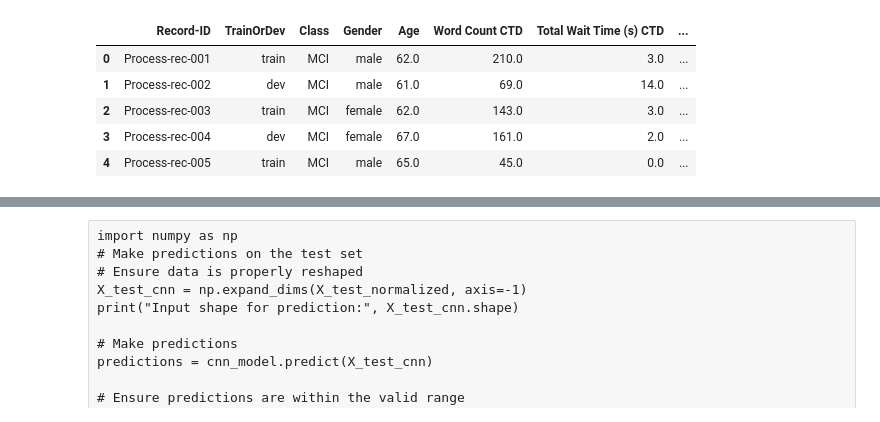
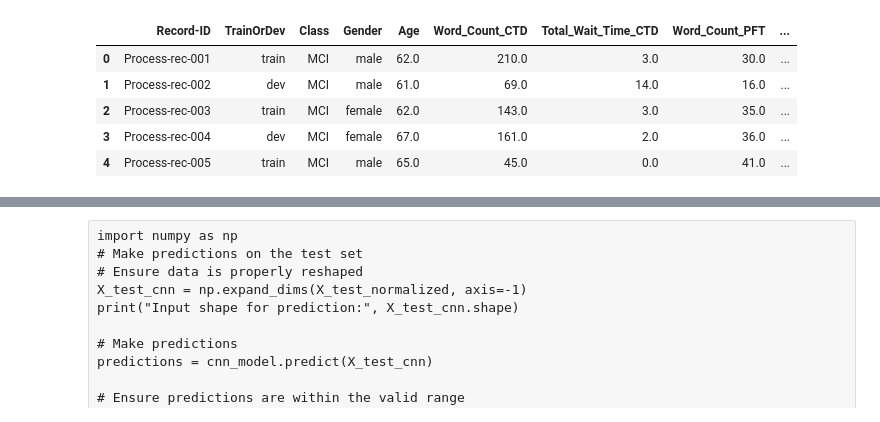
Before and after one commit to KathiWi44/SLP-RAD-C, a Jupyter notebook: Image_Detect/ResNet_MMSE.ipynb, the cells around one changed output, grey strips where cells are left out. Saved outputs shown, nothing was run; the diff lists cells and outputs as text; code cells hidden in the pictures.

```diff
--- a/Image_Detect/ResNet_MMSE.ipynb
+++ b/Image_Detect/ResNet_MMSE.ipynb
@@ -1,19 +6,19 @@
 # %%
 import pandas as pd
 
 # Load the provided CSV file
-file_path = r'C:\Users\Peter\Documents\Repos\slp\Columns/Filled_mmse-no-Z-Score.csv'
+file_path = r'C:\Users\Peter\Documents\Repos\slp\Data_Science\Filled_mmse-no-Z-Score.csv'
 mmse_data = pd.read_csv(file_path)
 
 # Display the first few rows of the data to understand its structure
 mmse_data.head()
 # %% [output]
-|  | Record-ID | TrainOrDev | Class | Gender | Age | Word Count CTD | Total Wait Time (s) CTD | ... |
-| 0 | Process-rec-001 | train | MCI | male | 62.0 | 210.0 | 3.0 | ... |
-| 1 | Process-rec-002 | dev | MCI | male | 61.0 | 69.0 | 14.0 | ... |
-| 2 | Process-rec-003 | train | MCI | female | 62.0 | 143.0 | 3.0 | ... |
-| 3 | Process-rec-004 | dev | MCI | female | 67.0 | 161.0 | 2.0 | ... |
-| 4 | Process-rec-005 | train | MCI | male | 65.0 | 45.0 | 0.0 | ... |
+|  | Record-ID | TrainOrDev | Class | Gender | Age | Word_Count_CTD | Total_Wait_Time_CTD | Word_Count_PFT | ... |
+| 0 | Process-rec-001 | train | MCI | male | 62.0 | 210.0 | 3.0 | 30.0 | ... |
+| 1 | Process-rec-002 | dev | MCI | male | 61.0 | 69.0 | 14.0 | 16.0 | ... |
+| 2 | Process-rec-003 | train | MCI | female | 62.0 | 143.0 | 3.0 | 35.0 | ... |
+| 3 | Process-rec-004 | dev | MCI | female | 67.0 | 161.0 | 2.0 | 36.0 | ... |
+| 4 | Process-rec-005 | train | MCI | male | 65.0 | 45.0 | 0.0 | 41.0 | ... |
 # %%
 import torch
 from torchvision.models import mobilenet_v2
```
Also changed, not shown: parts of 4 cells of this notebook.
